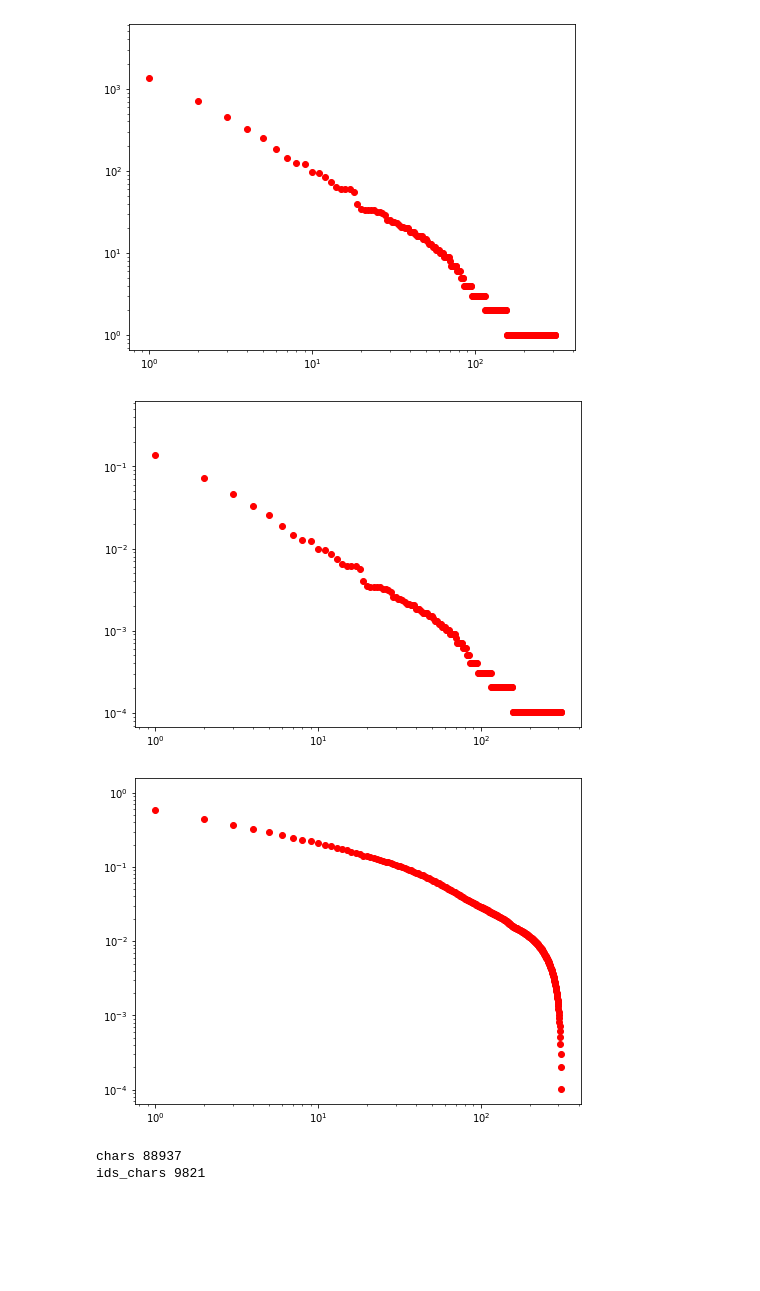
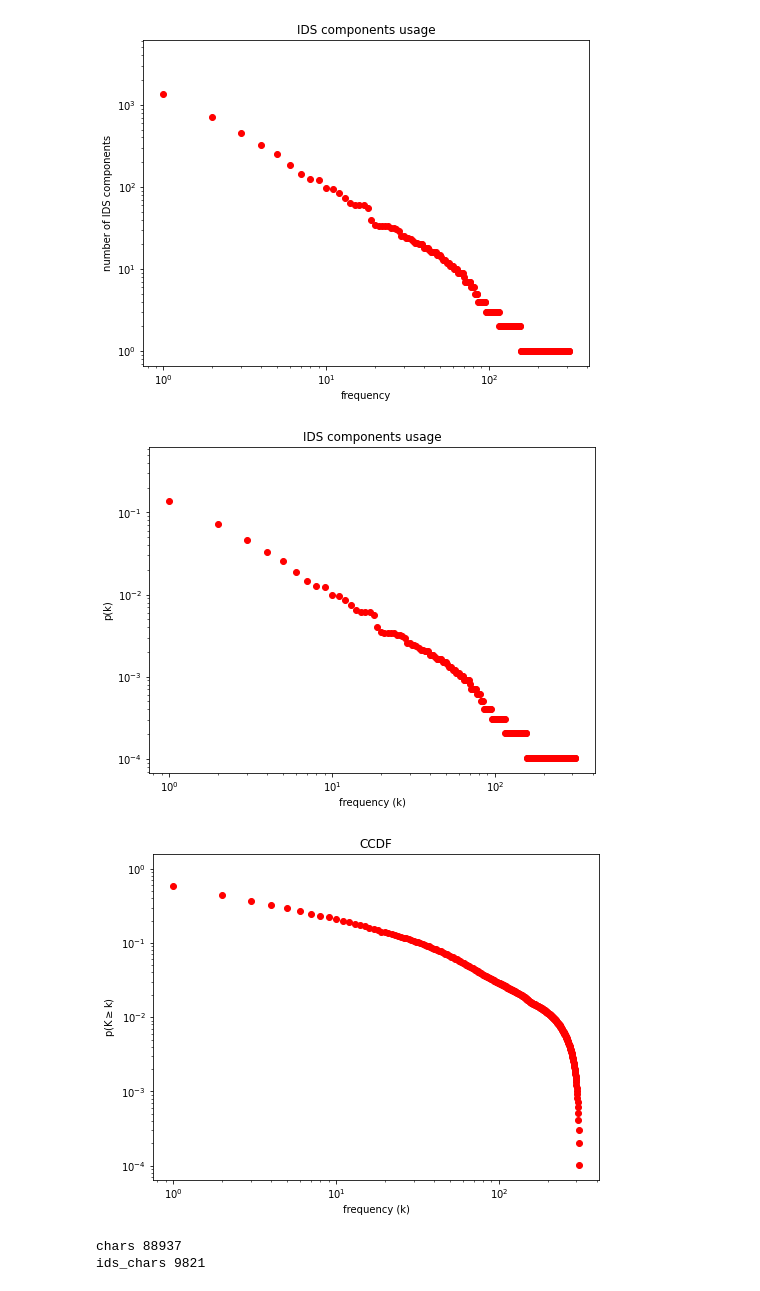
Before and after one commit to ohshane/radical-clustering, a Jupyter notebook: v2.ipynb, the cells around one changed output. Saved outputs shown, nothing was run; the diff lists cells and outputs as text; code cells hidden in the pictures; blank space fills up the shorter version.

```diff
--- a/v2.ipynb
+++ b/v2.ipynb
@@ -43,15 +71,18 @@ plt.show()
 # %%
 # 10^3 chars where used 10^0(once)
 counts = dict(sorted(Counter(ids_chars_count.values()).items(), key=lambda x: x[1], reverse=True))
 indexes = np.arange(len(counts))
 
 plt.figure(figsize=(8,6))
 plt.plot(indexes, counts.values(), 'ro')
 plt.xscale('log')
 plt.yscale('log')
+plt.title('IDS components usage')
+plt.xlabel('frequency')
+plt.ylabel('number of IDS components')
 plt.show()
 # %% [output]
-[figure, old version]
+[figure, new version]
 # %%
 # 10^-1 * 100% of chars where used 10^0(once)
 counts = dict(sorted(Counter(ids_chars_count.values()).items(), key=lambda x: x[1], reverse=True))
@@ -63,9 +94,12 @@ plt.figure(figsize=(8,6))
 plt.plot(indexes, list(map(lambda x: x/s, counts.values())), 'ro')
 plt.xscale('log')
 plt.yscale('log')
+plt.title('IDS components usage')
+plt.xlabel('frequency (k)')
+plt.ylabel('p(k)')
 plt.show()
 # %% [output]
-[figure, old version]
+[figure, new version]
 # %%
 # CCDF
 
@@ -82,9 +116,12 @@ plt.figure(figsize=(8,6))
 plt.plot(indexes, stacked_count, 'ro')
 plt.xscale('log')
 plt.yscale('log')
+plt.title('CCDF')
+plt.xlabel('frequency (k)')
+plt.ylabel(r'p(K$\geq$k)')
 plt.show()
 # %% [output]
-[figure, old version]
+[figure, new version]
 # %%
 print('chars', len(chars))
 print('ids_chars', len(ids_chars))
```
Also changed, not shown: parts of 11 cells of this notebook, 43 other files.
